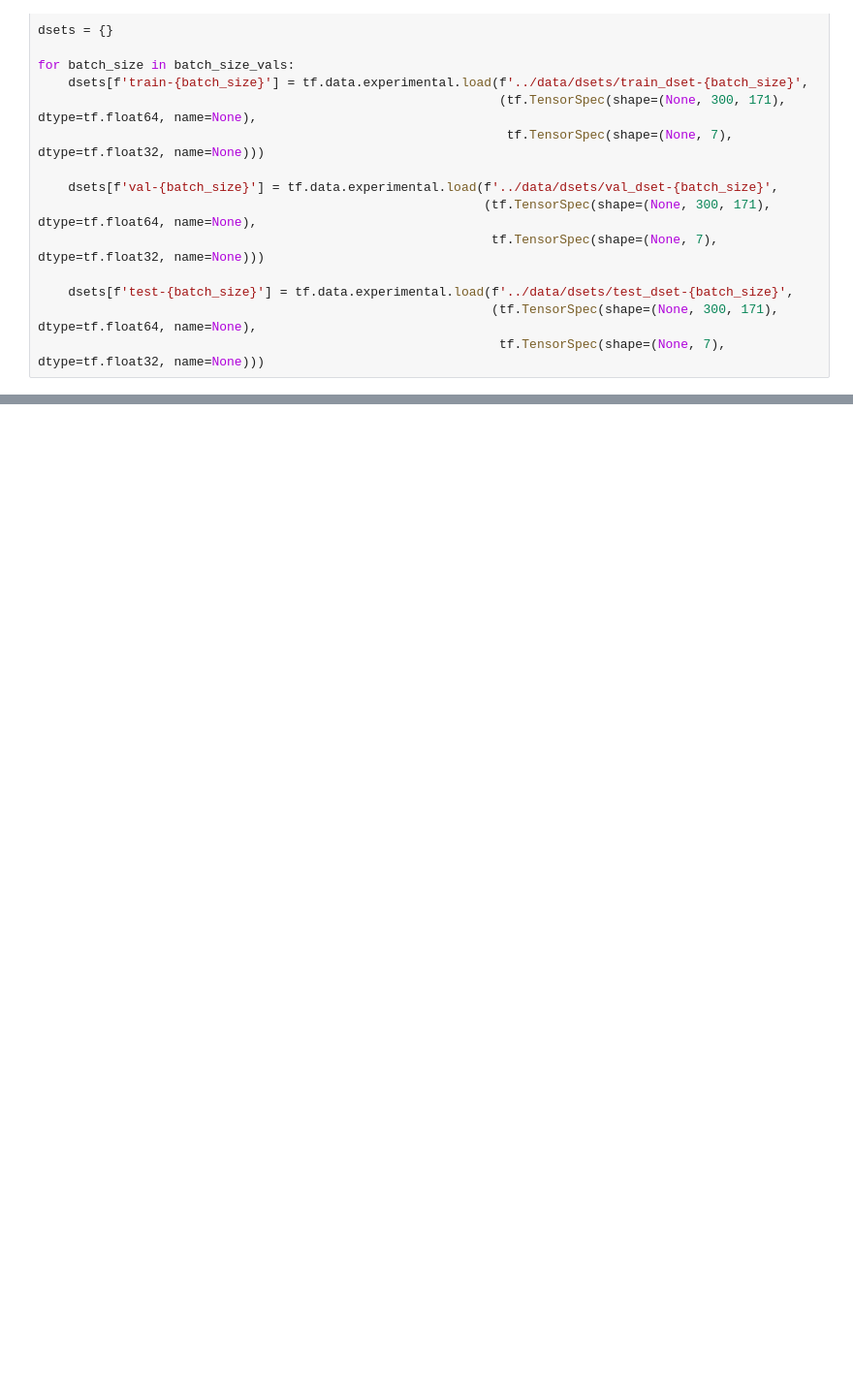
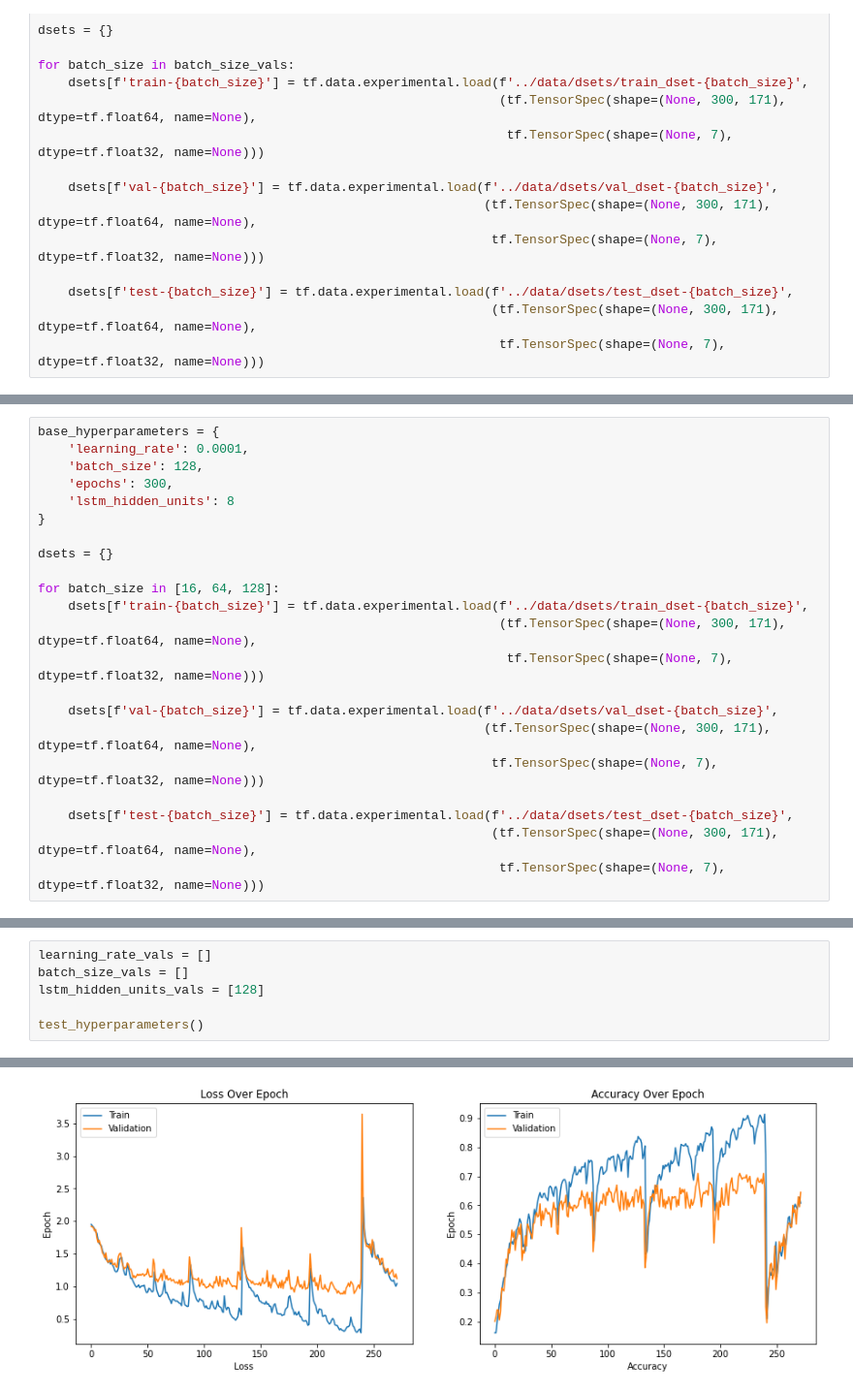
Before and after one commit to marissalee20/squat-analysis, a Jupyter notebook: hyperparameter-tuning.ipynb, the cells around one changed output, grey strips where cells are left out. Shown at 97% size. Cells and saved outputs as stored; diff of their text form; blank space fills up the shorter version.

```diff
--- a/hyperparameter-tuning.ipynb
+++ b/hyperparameter-tuning.ipynb
@@ -421,0 +528,22 @@ Epoch 36/300
+# %%
+base_hyperparameters = {
+    'learning_rate': 0.0001,
+    'batch_size': 128,
+    'epochs': 300,
+    'lstm_hidden_units': 8
+}
+
+dsets = {}
+
+for batch_size in [16, 64, 128]:
+    dsets[f'train-{batch_size}'] = tf.data.experimental.load(f'../data/dsets/train_dset-{batch_size}',
+                                                             (tf.TensorSpec(shape=(None, 300, 171), dtype=tf.float64, name=None),
+                                                              tf.TensorSpec(shape=(None, 7), dtype=tf.float32, name=None)))
+
+    dsets[f'val-{batch_size}'] = tf.data.experimental.load(f'../data/dsets/val_dset-{batch_size}',
+                                                           (tf.TensorSpec(shape=(None, 300, 171), dtype=tf.float64, name=None),
+                                                            tf.TensorSpec(shape=(None, 7), dtype=tf.float32, name=None)))
+
+    dsets[f'test-{batch_size}'] = tf.data.experimental.load(f'../data/dsets/test_dset-{batch_size}',
+                                                            (tf.TensorSpec(shape=(None, 300, 171), dtype=tf.float64, name=None),
+                                                             tf.TensorSpec(shape=(None, 7), dtype=tf.float32, name=None)))
@@ -421,0 +614,7 @@ Epoch 36/300
+# %%
+learning_rate_vals = []
+batch_size_vals = []
+lstm_hidden_units_vals = [128]
+
+test_hyperparameters()
+# %% [output]
@@ -421,0 +638 @@ Epoch 36/300
+[figure, added]
```
Also changed, not shown: parts of 18 cells of this notebook, 1 other file.
